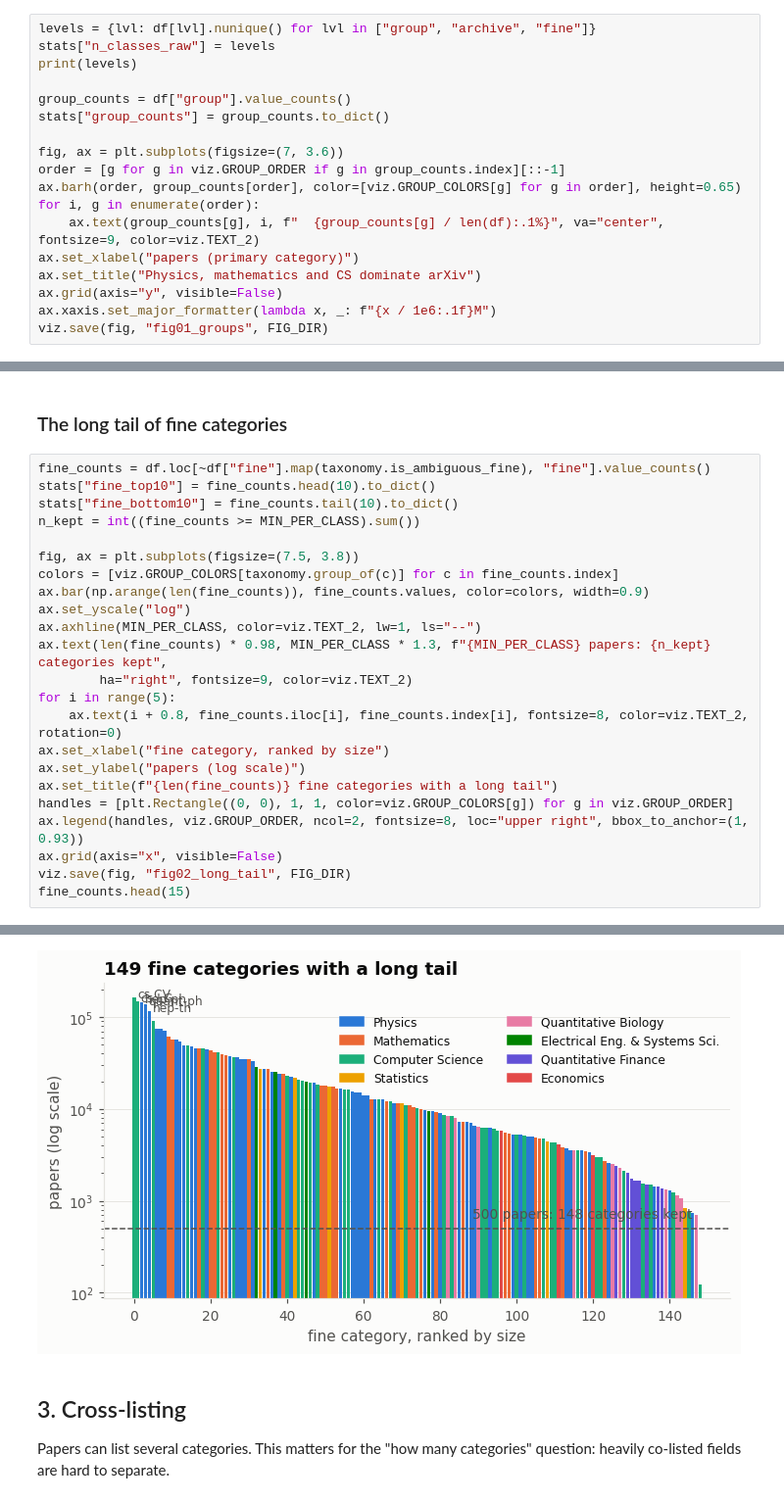
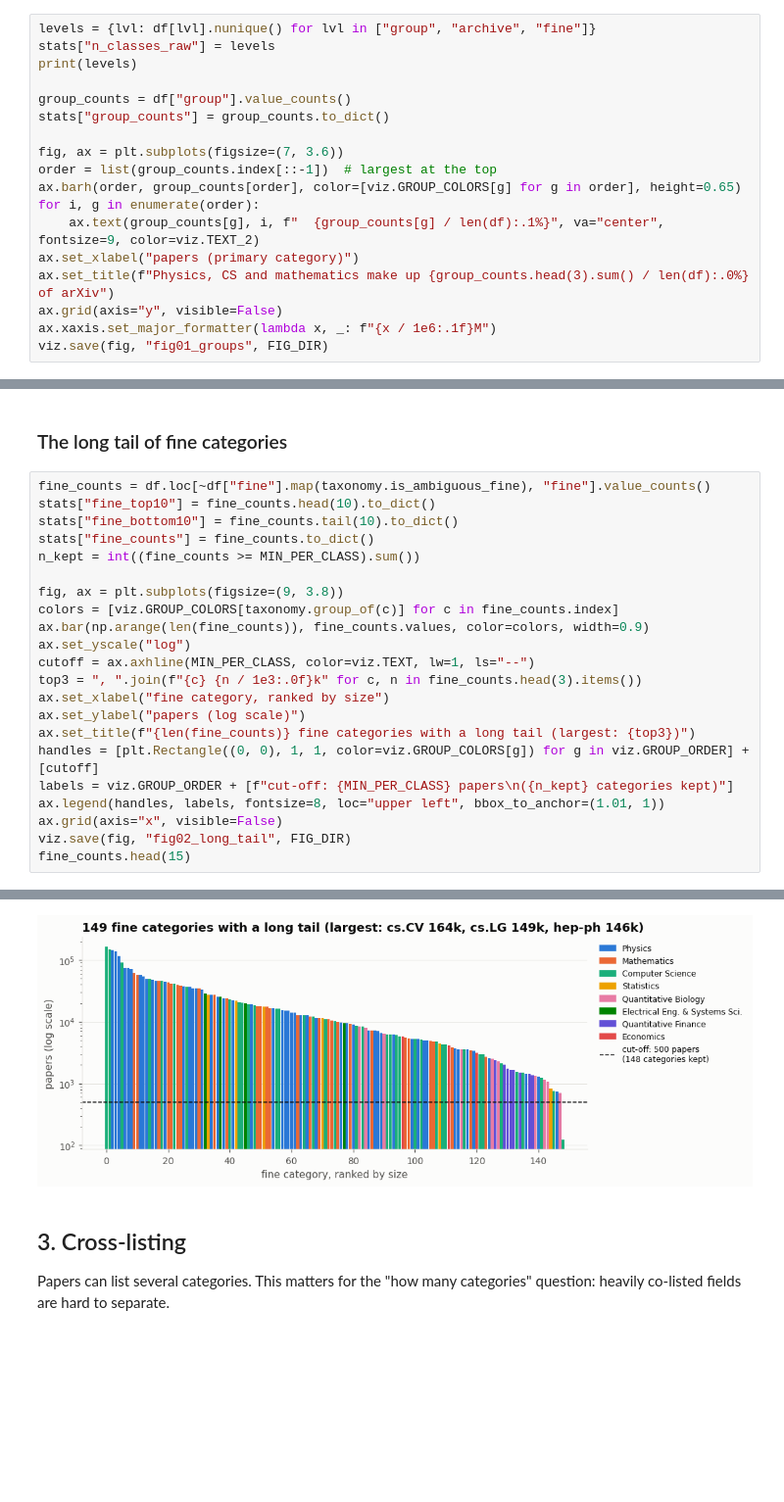
Before and after one commit to valexande/iris-project, a Jupyter notebook: notebooks/01_eda_preprocessing.ipynb, the cells around one changed output, grey strips where cells are left out. Shown at 98% size. Drawn from its saved outputs; the diff is of its cells as text; blank space fills up the shorter version.

```diff
--- a/notebooks/01_eda_preprocessing.ipynb
+++ b/notebooks/01_eda_preprocessing.ipynb
@@ -87,12 +87,12 @@ group_counts = df["group"].value_counts()
 stats["group_counts"] = group_counts.to_dict()
 
 fig, ax = plt.subplots(figsize=(7, 3.6))
-order = [g for g in viz.GROUP_ORDER if g in group_counts.index][::-1]
+order = list(group_counts.index[::-1])  # largest at the top
 ax.barh(order, group_counts[order], color=[viz.GROUP_COLORS[g] for g in order], height=0.65)
 for i, g in enumerate(order):
     ax.text(group_counts[g], i, f"  {group_counts[g] / len(df):.1%}", va="center", fontsize=9, color=viz.TEXT_2)
 ax.set_xlabel("papers (primary category)")
-ax.set_title("Physics, mathematics and CS dominate arXiv")
+ax.set_title(f"Physics, CS and mathematics make up {group_counts.head(3).sum() / len(df):.0%} of arXiv")
 ax.grid(axis="y", visible=False)
 ax.xaxis.set_major_formatter(lambda x, _: f"{x / 1e6:.1f}M")
 viz.save(fig, "fig01_groups", FIG_DIR)
@@ -106,44 +106,43 @@ PosixPath('/kaggle/working/reports/figures/fig01_groups.png')
 fine_counts = df.loc[~df["fine"].map(taxonomy.is_ambiguous_fine), "fine"].value_counts()
 stats["fine_top10"] = fine_counts.head(10).to_dict()
 stats["fine_bottom10"] = fine_counts.tail(10).to_dict()
+stats["fine_counts"] = fine_counts.to_dict()
 n_kept = int((fine_counts >= MIN_PER_CLASS).sum())
 
-fig, ax = plt.subplots(figsize=(7.5, 3.8))
+fig, ax = plt.subplots(figsize=(9, 3.8))
 colors = [viz.GROUP_COLORS[taxonomy.group_of(c)] for c in fine_counts.index]
 ax.bar(np.arange(len(fine_counts)), fine_counts.values, color=colors, width=0.9)
 ax.set_yscale("log")
-ax.axhline(MIN_PER_CLASS, color=viz.TEXT_2, lw=1, ls="--")
-ax.text(len(fine_counts) * 0.98, MIN_PER_CLASS * 1.3, f"{MIN_PER_CLASS} papers: {n_kept} categories kept",
-        ha="right", fontsize=9, color=viz.TEXT_2)
-for i in range(5):
-    ax.text(i + 0.8, fine_counts.iloc[i], fine_counts.index[i], fontsize=8, color=viz.TEXT_2, rotation=0)
+cutoff = ax.axhline(MIN_PER_CLASS, color=viz.TEXT, lw=1, ls="--")
+top3 = ", ".join(f"{c} {n / 1e3:.0f}k" for c, n in fine_counts.head(3).items())
 ax.set_xlabel("fine category, ranked by size")
 ax.set_ylabel("papers (log scale)")
-ax.set_title(f"{len(fine_counts)} fine categories with a long tail")
-handles = [plt.Rectangle((0, 0), 1, 1, color=viz.GROUP_COLORS[g]) for g in viz.GROUP_ORDER]
-ax.legend(handles, viz.GROUP_ORDER, ncol=2, fontsize=8, loc="upper right", bbox_to_anchor=(1, 0.93))
+ax.set_title(f"{len(fine_counts)} fine categories with a long tail (largest: {top3})")
+handles = [plt.Rectangle((0, 0), 1, 1, color=viz.GROUP_COLORS[g]) for g in viz.GROUP_ORDER] + [cutoff]
+labels = viz.GROUP_ORDER + [f"cut-off: {MIN_PER_CLASS} papers\n({n_kept} categories kept)"]
+ax.legend(handles, labels, fontsize=8, loc="upper left", bbox_to_anchor=(1.01, 1))
 ax.grid(axis="x", visible=False)
 viz.save(fig, "fig02_long_tail", FIG_DIR)
 fine_counts.head(15)
 # %% [output]
 fine
 cs.CV                163892
 cs.LG                148893
 hep-ph               145545
 quant-ph             138590
 hep-th               115233
 cs.CL                 91007
 cond-mat.mtrl-sci     73870
 gr-qc                 73869
 cond-mat.mes-hall     71067
 math.AP               61044
 math.CO               57136
 astro-ph.GA           57034
 cond-mat.str-el       53978
 astro-ph.SR           49630
 cs.AI                 49039
 Name: count, dtype: int64
-[figure, old version]
+[figure, new version]
 # %% [markdown]
 ## 3. Cross-listing
 Papers can list several categories. This matters for the "how many categories" question:
```
Also changed, not shown: parts of 5 cells of this notebook, 22 other files.
